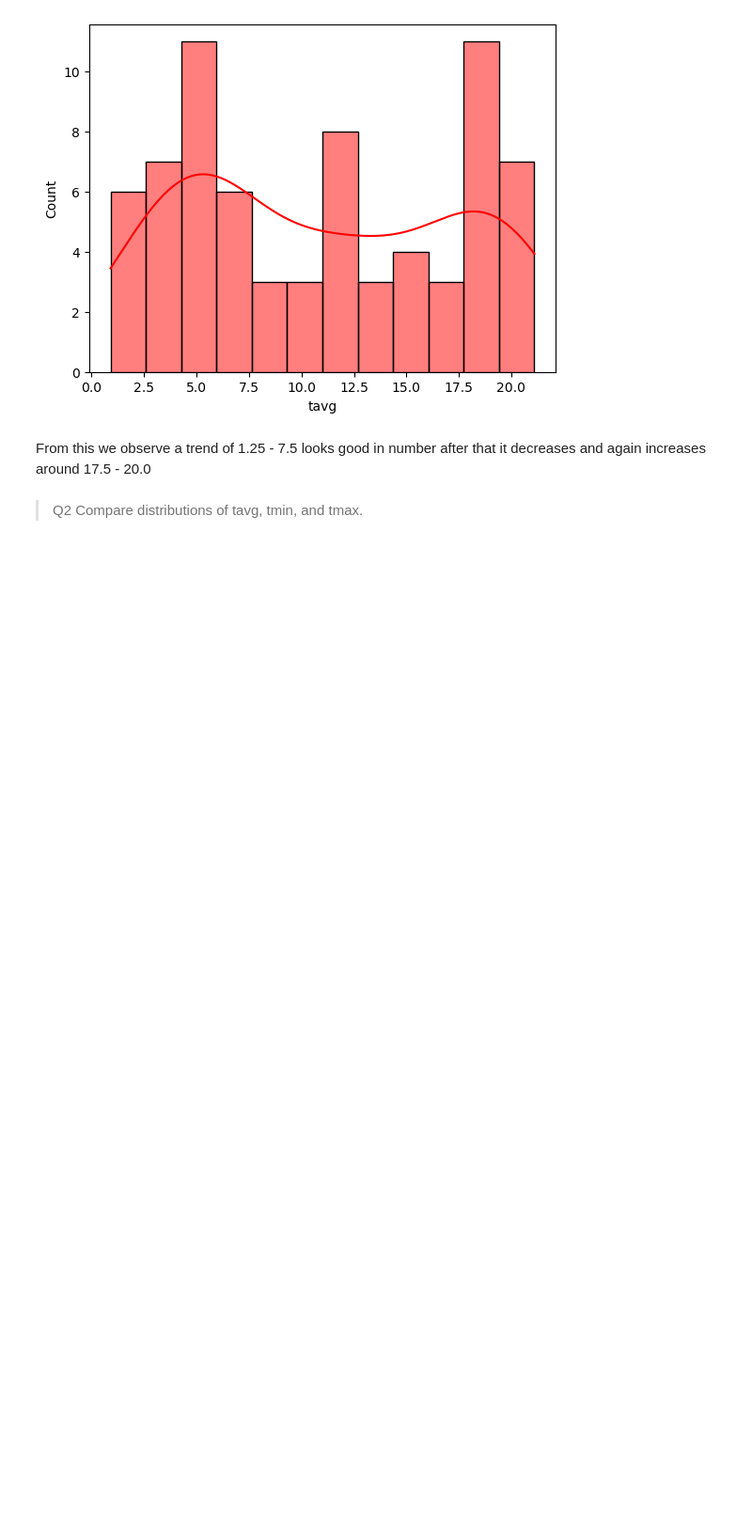
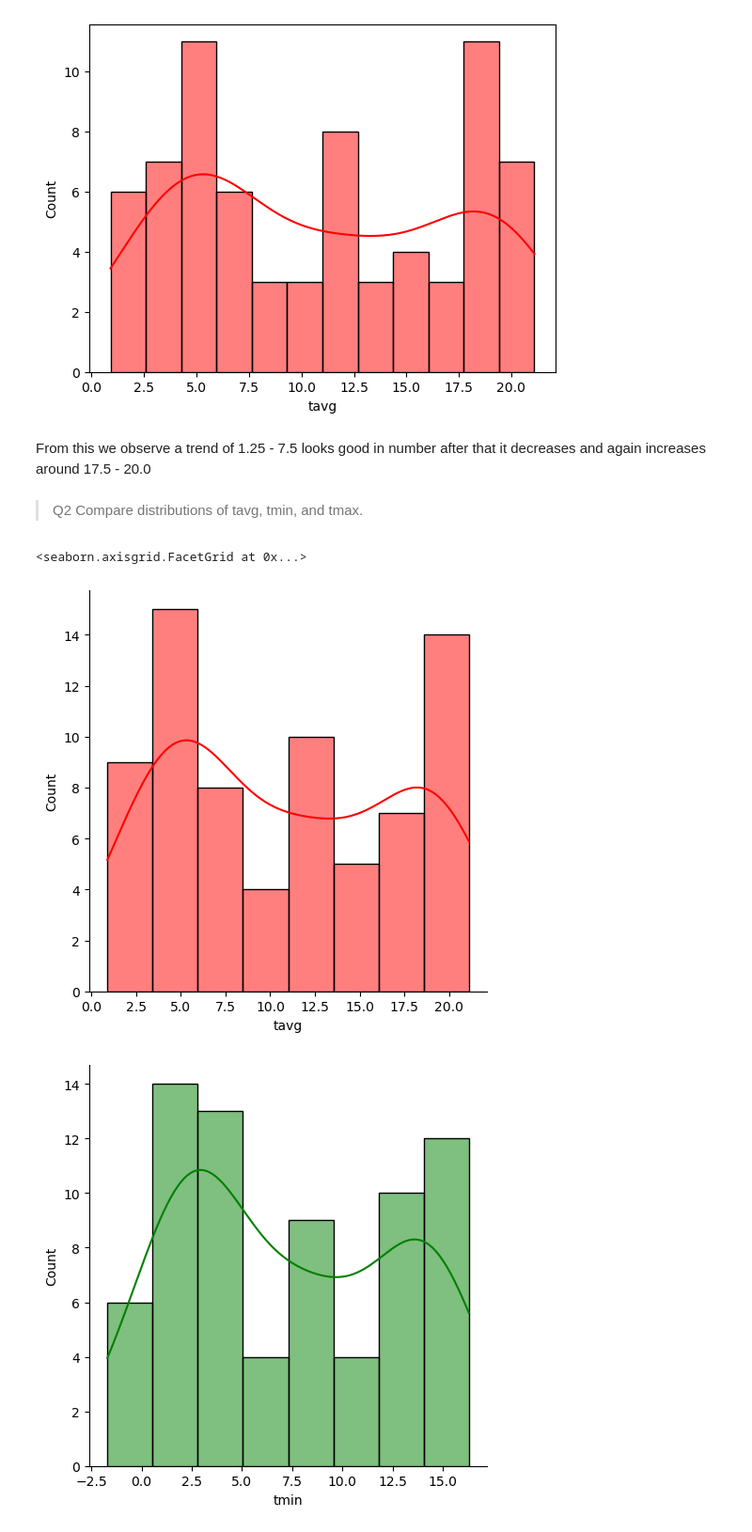
Before and after one commit to thedhawalpanchamiya/data-visualization, a Jupyter notebook: seaborn_work.ipynb, the cells around one changed output. Shown at 94% size. Drawn from its saved outputs; the diff is of its cells as text; code cells hidden in the pictures; blank space fills up the shorter version.

```diff
--- a/seaborn_work.ipynb
+++ b/seaborn_work.ipynb
@@ -108,3 +110,11 @@ sns.histplot(data=data,x= data["tavg"],color="red",bins = 12,kde = True)
 From this we observe a trend of 1.25 - 7.5 looks good in number after that it decreases and again increases around 17.5 - 20.0
 # %% [markdown]
 > Q2 Compare distributions of tavg, tmin, and tmax.
+# %%
+sns.displot(data=data, x="tavg", color="red", kde=True)
+sns.displot(data=data, x="tmin", color="green", kde=True)
+sns.displot(data=data, x="tmax", color="blue", kde=True)
+# %% [output]
+<seaborn.axisgrid.FacetGrid at 0x...>
+[figure, added]
+[figure, added]
```
Also changed, not shown: parts of 24 cells of this notebook.
